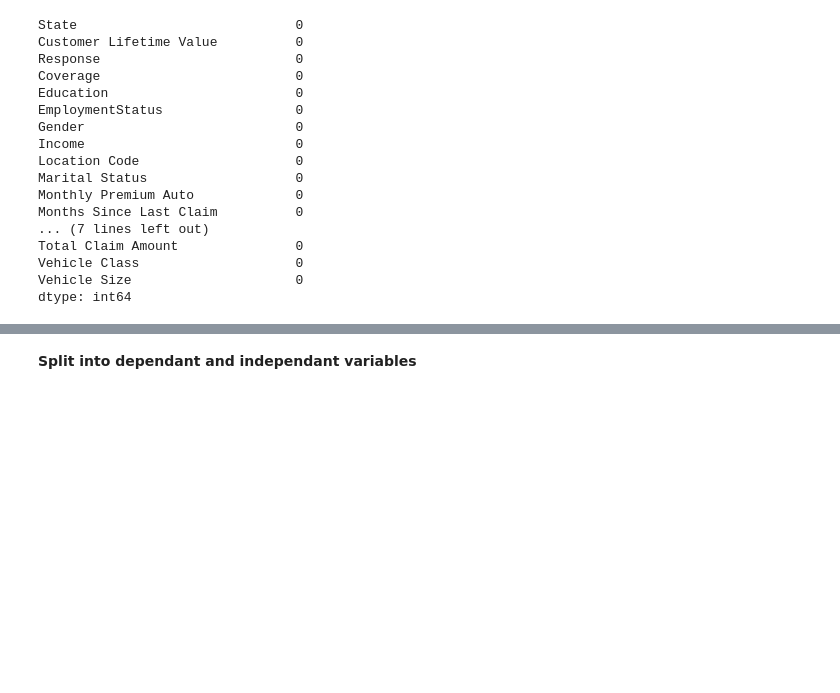
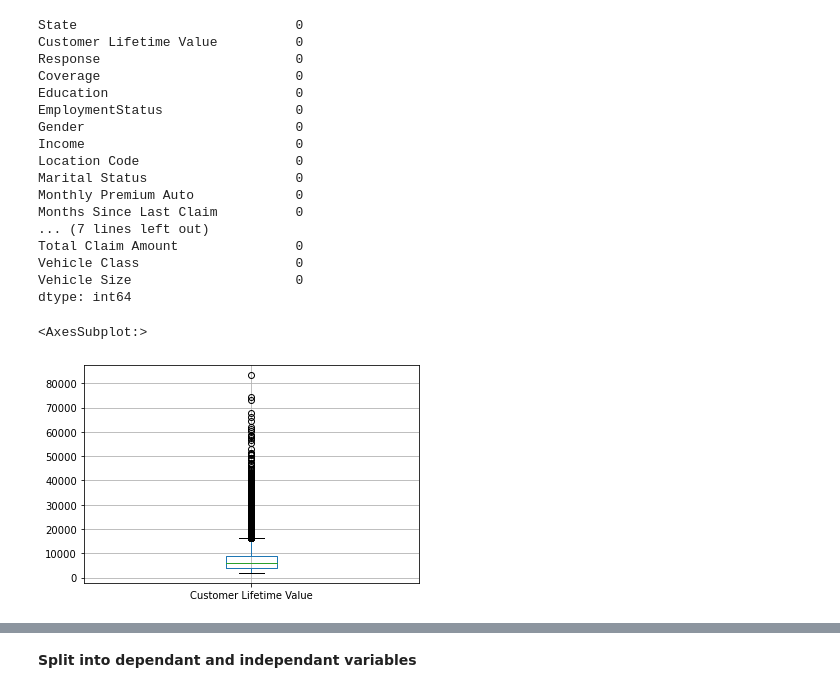
Before and after one commit to emma23579/IronhackLabs, a Jupyter notebook: Case_Study_Continued.ipynb, the cells around one changed output, grey strips where cells are left out. Saved outputs shown, nothing was run; the diff lists cells and outputs as text; code cells hidden in the pictures; blank space fills up the shorter version.

```diff
--- a/Case_Study_Continued.ipynb
+++ b/Case_Study_Continued.ipynb
@@ -71,3 +89,8 @@ Total Claim Amount               0
 Vehicle Class                    0
 Vehicle Size                     0
 dtype: int64
+# %%
+new_df.boxplot(["Customer Lifetime Value"])
+# %% [output]
+<AxesSubplot:>
+[figure, added]
```
Also changed, not shown: parts of 33 cells of this notebook.
